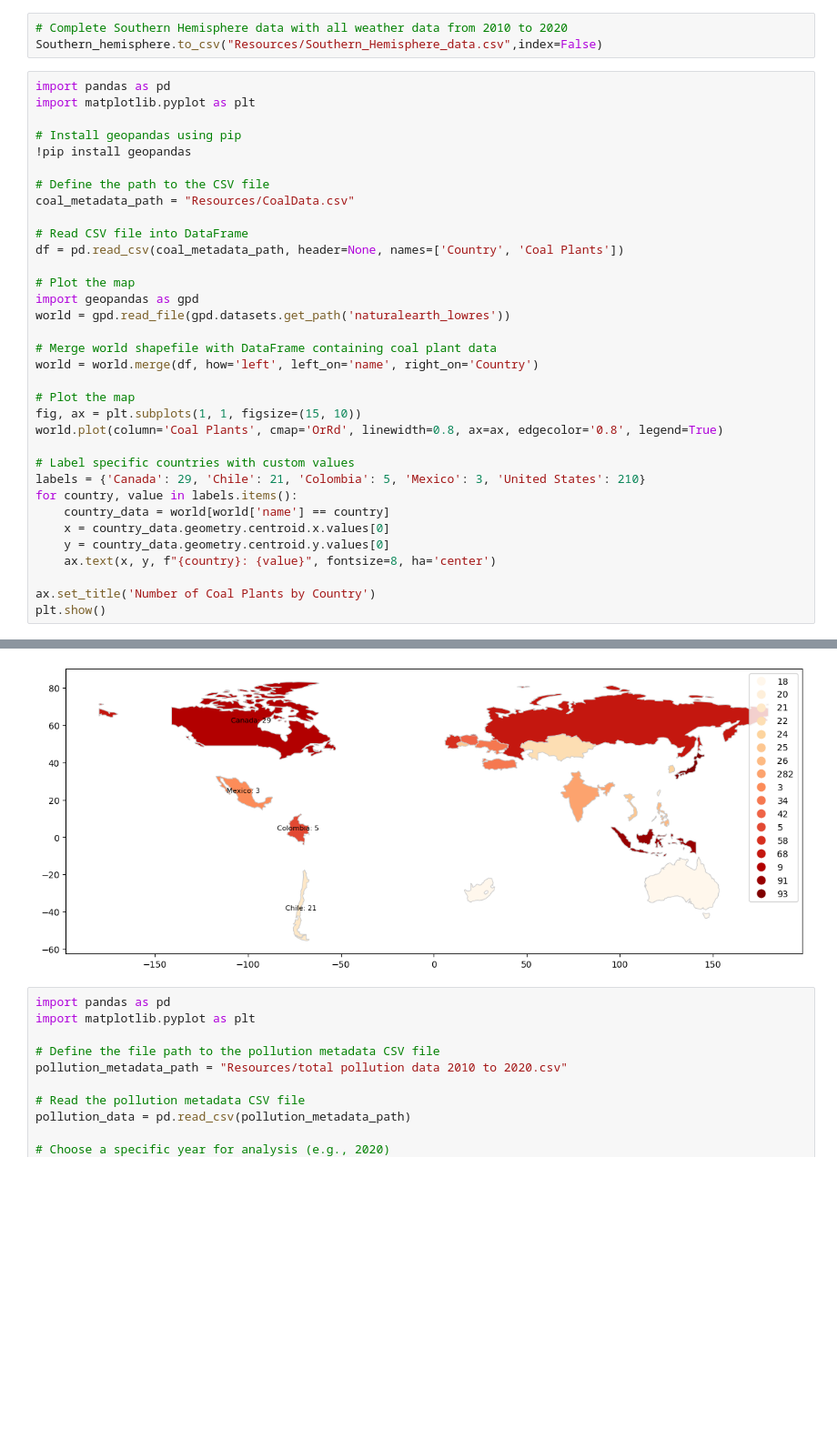
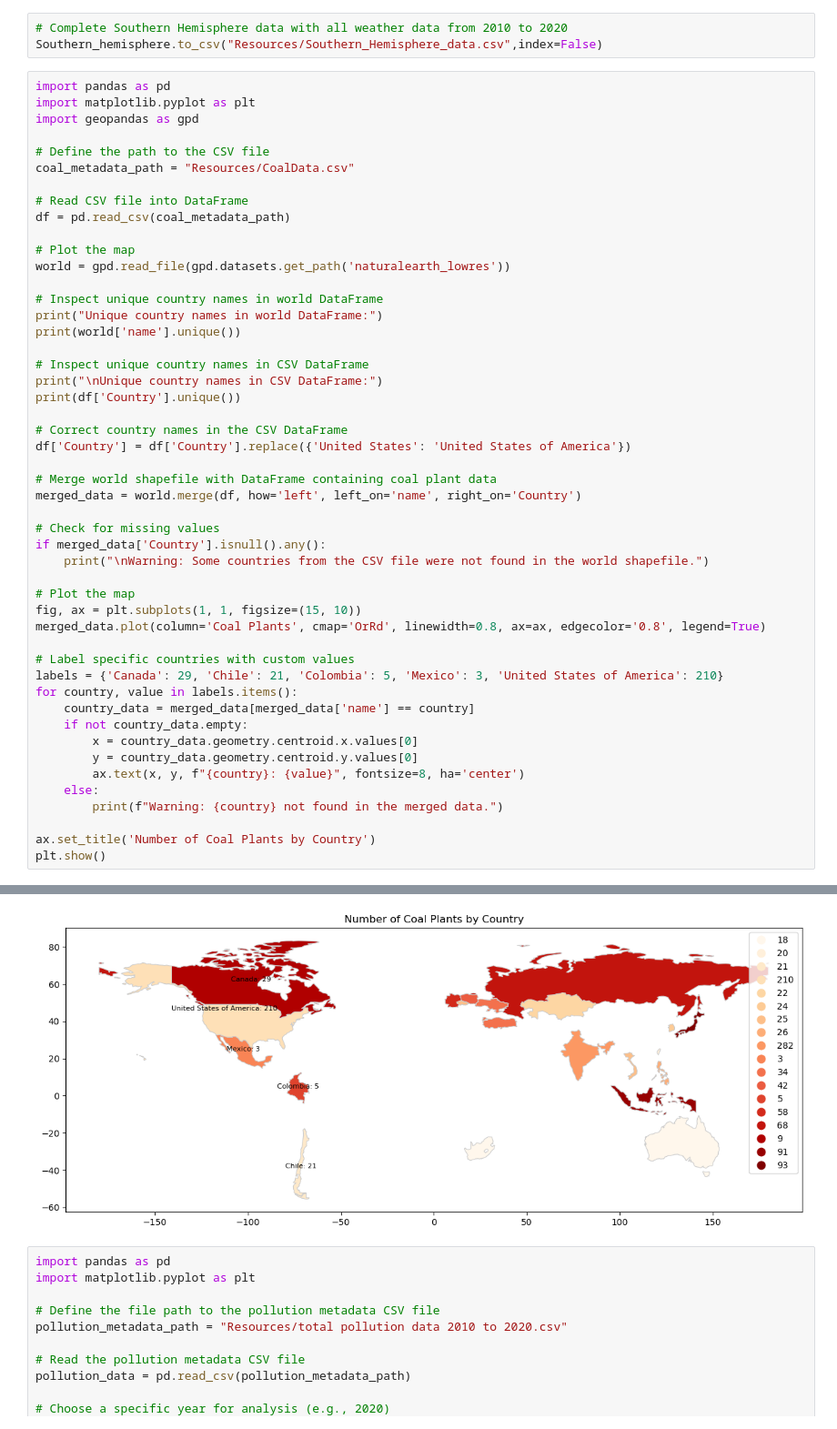
Before and after one commit to DiegoMartorell1620/Project1_Team7, a Jupyter notebook: Project_1_Team_7.ipynb.ipynb, the cells around one changed output, grey strips where cells are left out. Shown: that part at 91% size. Cells and saved outputs as stored; diff of their text form; blank space fills up the shorter version.

```diff
--- a/Project_1_Team_7.ipynb.ipynb
+++ b/Project_1_Team_7.ipynb.ipynb
@@ -2461,34 +2461,49 @@ Southern_hemisphere.to_csv("Resources/Southern_Hemisphere_data.csv",index=False)
 # %%
 import pandas as pd
 import matplotlib.pyplot as plt
-
-# Install geopandas using pip
-!pip install geopandas
+import geopandas as gpd
 
 # Define the path to the CSV file
 coal_metadata_path = "Resources/CoalData.csv"
 
 # Read CSV file into DataFrame
-df = pd.read_csv(coal_metadata_path, header=None, names=['Country', 'Coal Plants'])
+df = pd.read_csv(coal_metadata_path)
 
 # Plot the map
-import geopandas as gpd
 world = gpd.read_file(gpd.datasets.get_path('naturalearth_lowres'))
 
+# Inspect unique country names in world DataFrame
+print("Unique country names in world DataFrame:")
+print(world['name'].unique())
+
+# Inspect unique country names in CSV DataFrame
+print("\nUnique country names in CSV DataFrame:")
+print(df['Country'].unique())
+
+# Correct country names in the CSV DataFrame
+df['Country'] = df['Country'].replace({'United States': 'United States of America'})
+
 # Merge world shapefile with DataFrame containing coal plant data
-world = world.merge(df, how='left', left_on='name', right_on='Country')
+merged_data = world.merge(df, how='left', left_on='name', right_on='Country')
+
+# Check for missing values
+if merged_data['Country'].isnull().any():
+    print("\nWarning: Some countries from the CSV file were not found in the world shapefile.")
 
 # Plot the map
 fig, ax = plt.subplots(1, 1, figsize=(15, 10))
-world.plot(column='Coal Plants', cmap='OrRd', linewidth=0.8, ax=ax, edgecolor='0.8', legend=True)
+merged_data.plot(column='Coal Plants', cmap='OrRd', linewidth=0.8, ax=ax, edgecolor='0.8', legend=True)
 
 # Label specific countries with custom values
-labels = {'Canada': 29, 'Chile': 21, 'Colombia': 5, 'Mexico': 3, 'United States': 210}
+labels = {'Canada': 29, 'Chile': 21, 'Colombia': 5, 'Mexico': 3, 'United States of America': 210}
 for country, value in labels.items():
-    country_data = world[world['name'] == country]
-    x = country_data.geometry.centroid.x.values[0]
-    y = country_data.geometry.centroid.y.values[0]
-    ax.text(x, y, f"{country}: {value}", fontsize=8, ha='center')
+    country_data = merged_data[merged_data['name'] == country]
+    if not country_data.empty:
+        x = country_data.geometry.centroid.x.values[0]
+        y = country_data.geometry.centroid.y.values[0]
+        ax.text(x, y, f"{country}: {value}", fontsize=8, ha='center')
+    else:
+        print(f"Warning: {country} not found in the merged data.")
 
 ax.set_title('Number of Coal Plants by Country')
 plt.show()
@@ -2531,4 +2547,4 @@ IndexError: index 0 is out of bounds for axis 0 with size 0
-[figure, old version]
+[figure, new version]
 # %%
 import pandas as pd
 import matplotlib.pyplot as plt
```
Also changed, not shown: parts of 1 cell of this notebook.
